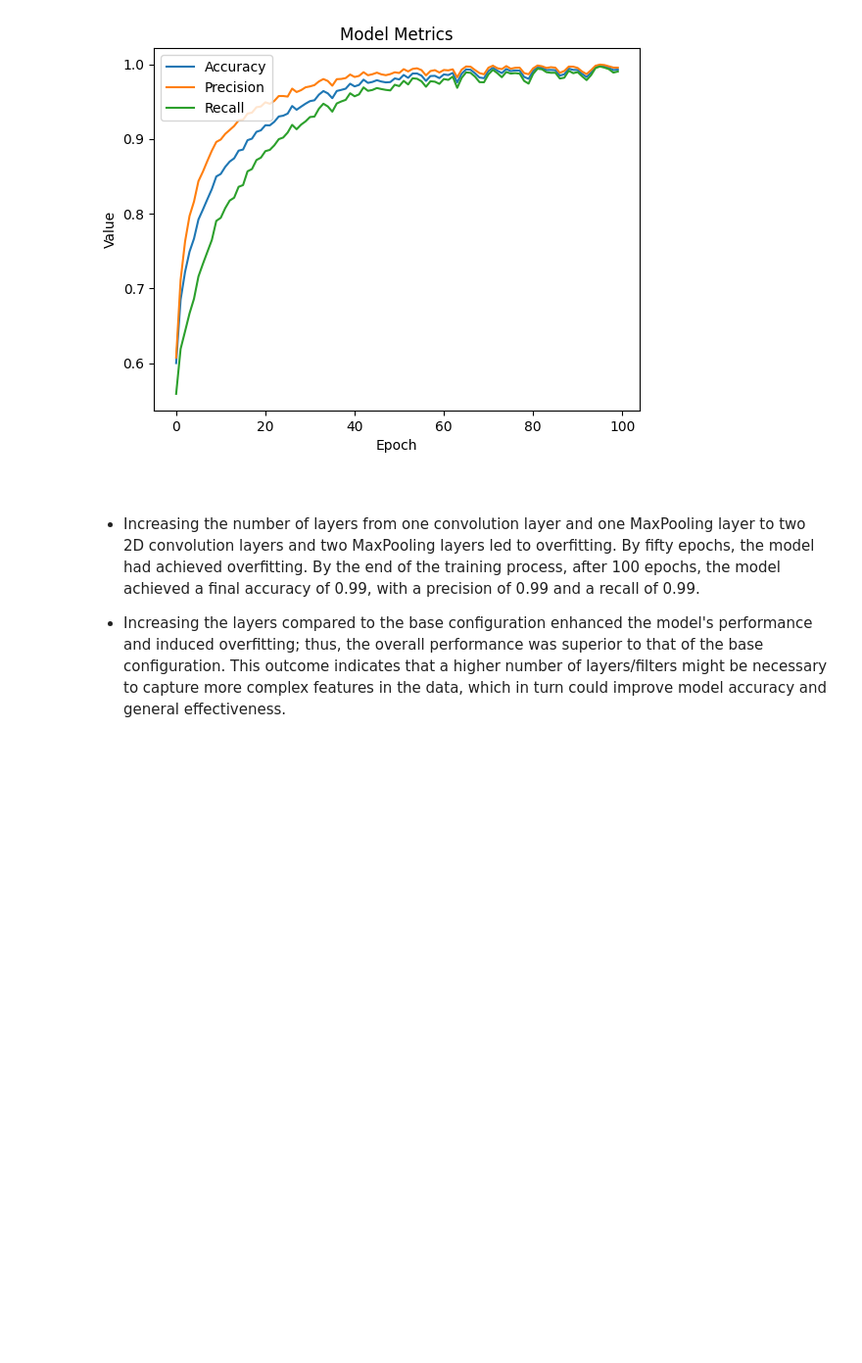
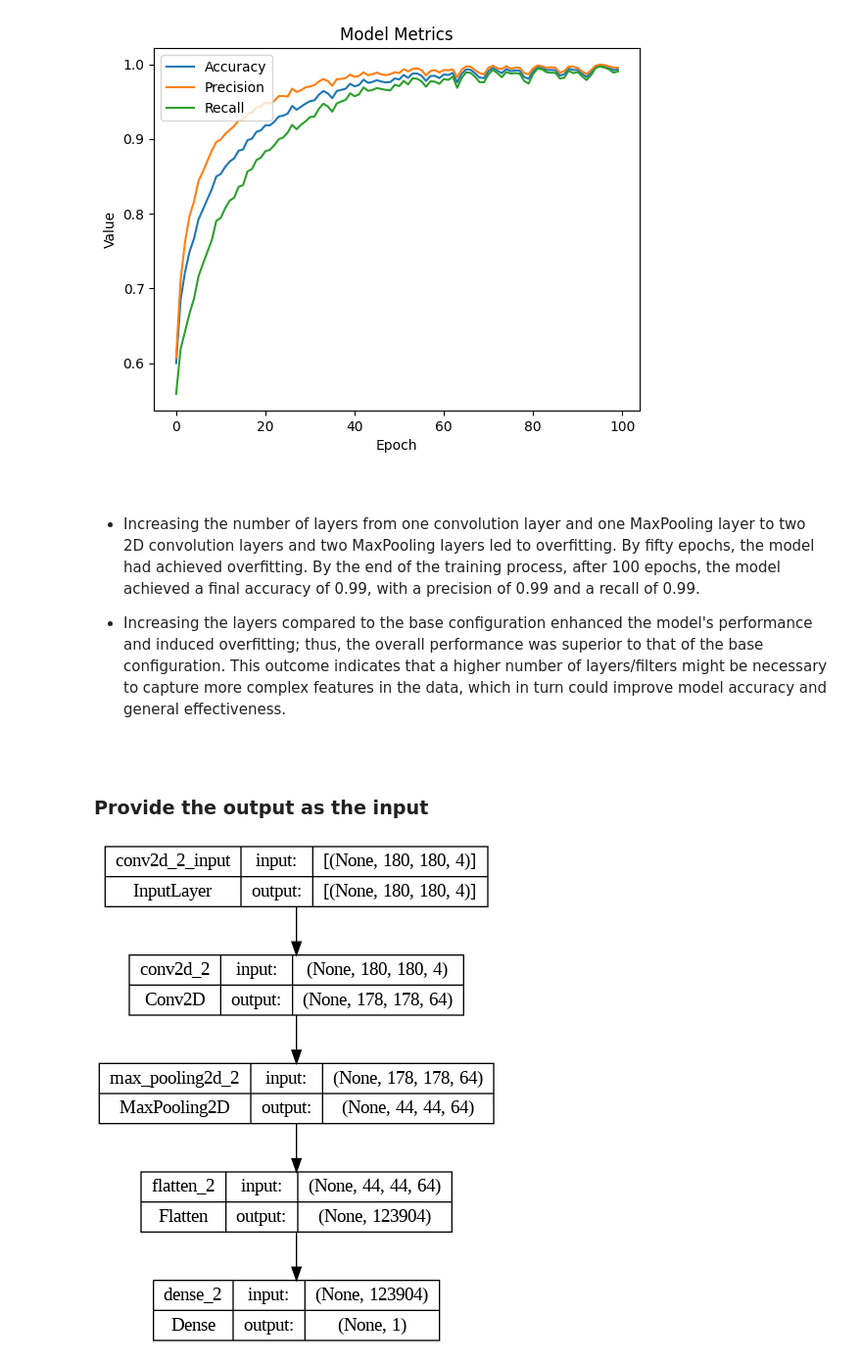
Before and after one commit to avinash-chaluvadi-dev/Deep-Learning-Practice-Project, a Jupyter notebook: task1_CNN_overfit.ipynb, the cells around one changed output. Shown at 98% size. Cells and saved outputs as stored; diff of their text form; code cells hidden in the pictures; blank space fills up the shorter version.

```diff
--- a/task1_CNN_overfit.ipynb
+++ b/task1_CNN_overfit.ipynb
@@ -583,3 +572,45 @@ plt.show()
 - Increasing the number of layers from one convolution layer and one MaxPooling layer to two 2D convolution layers and two MaxPooling layers led to overfitting. By fifty epochs, the model had achieved overfitting. By the end of the training process, after 100 epochs, the model achieved a final accuracy of 0.99, with a precision of 0.99 and a recall of 0.99.
 
 - Increasing the layers compared to the base configuration enhanced the model's performance and induced overfitting; thus, the overall performance was superior to that of the base configuration. This outcome indicates that a higher number of layers/filters might be necessary to capture more complex features in the data, which in turn could improve model accuracy and general effectiveness.
+# %% [markdown]
+<br></br>
+### **Provide the output as the input**
+# %%
+def append_label_channel(data, labels):
+    # Calculate the dynamic shape
+    data_shape = tf.shape(data)
+    batch_size, height, width = data_shape[0], data_shape[1], data_shape[2]
+
+    # Expand labels to match the data dimensions
+    labels_expanded = tf.expand_dims(labels, -1)  # Change shape from [batch_size] to [batch_size, 1]
+    labels_expanded = tf.expand_dims(labels_expanded, -1)  # Now [batch_size, 1, 1]
+    labels_expanded = tf.expand_dims(labels_expanded, -1)  # Now [batch_size, 1, 1, 1]
+    labels_tiled = tf.tile(labels_expanded, [1, height, width, 1])  # Tile to [batch_size, height, width, 1]
+
+    # Cast labels to float32 to match the data type of images
+    labels_tiled = tf.cast(labels_tiled, tf.float32)
+
+    # Concatenate the new channel to the existing data
+    data_with_labels = tf.concat([data, labels_tiled], axis=-1)
+    return data_with_labels
+
+# Usage within a dataset mapping function
+all_data_ds = all_data_ds.map(lambda x, y: (append_label_channel(x, y), y))
+# %%
+# Let's initialize the model to be sequential
+model = Sequential()
+
+# Let's add a 2D convolution layer with 64 filters, a 3x3 kernel, and ReLU activation, specifying input shape as the first image's shape
+model.add(layers.Conv2D(64, (3, 3), activation='relu', input_shape=all_data_ds.element_spec[0].shape[1:]))
+# Let's add a max pooling layer to reduce spatial dimensions by quarter
+model.add(layers.MaxPool2D(4, 4))
+
+# Let's flatten the output of the last convolution layer to feed into a dense layer
+model.add(layers.Flatten())
+
+# Let's add the output dense layer with 1 units for 1 classes, using sigmoid activation
+model.add(layers.Dense(1, activation=None))
+# %%
+keras.utils.plot_model(model, show_shapes=True)
+# %% [output]
+[figure, added]
```
Also changed, not shown: parts of 7 cells of this notebook, 1 other file.
